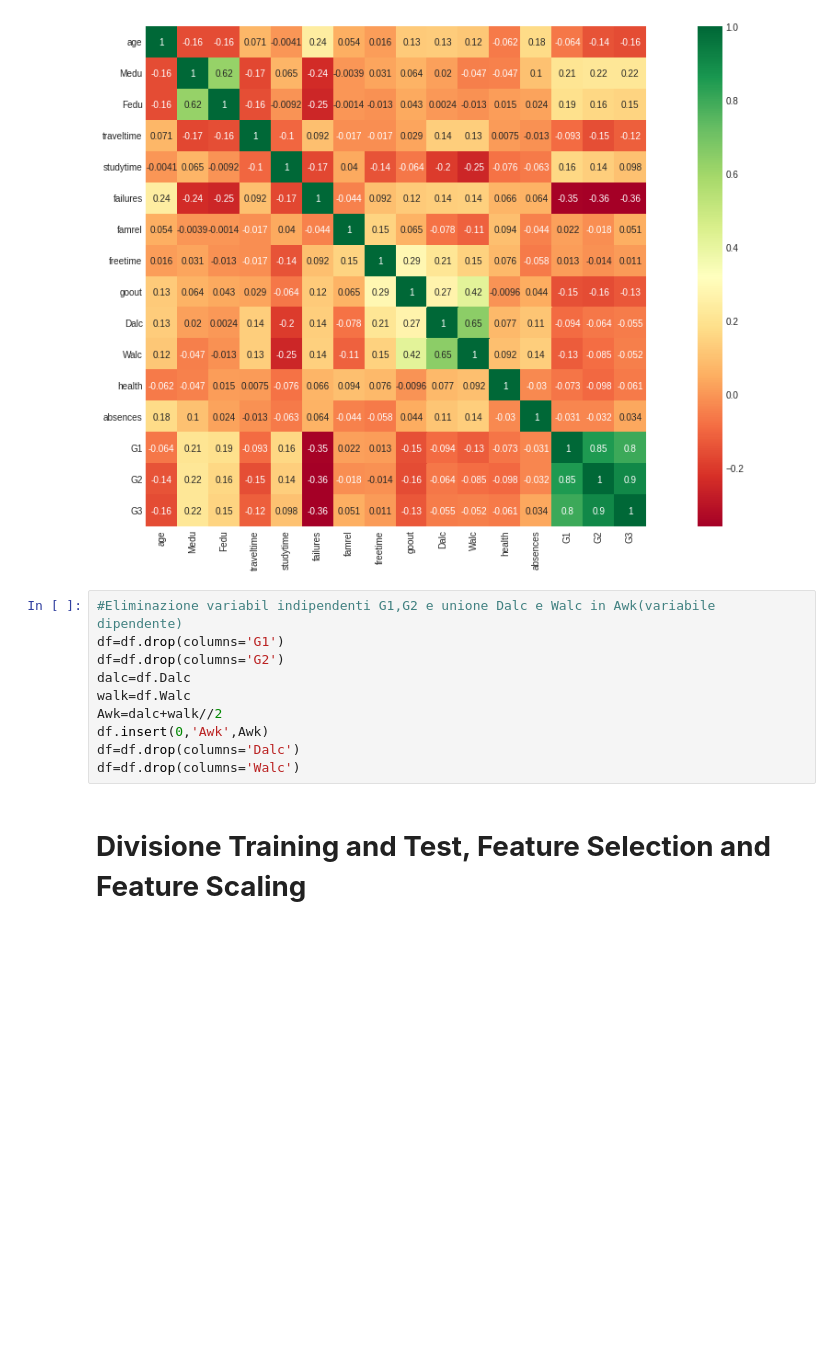
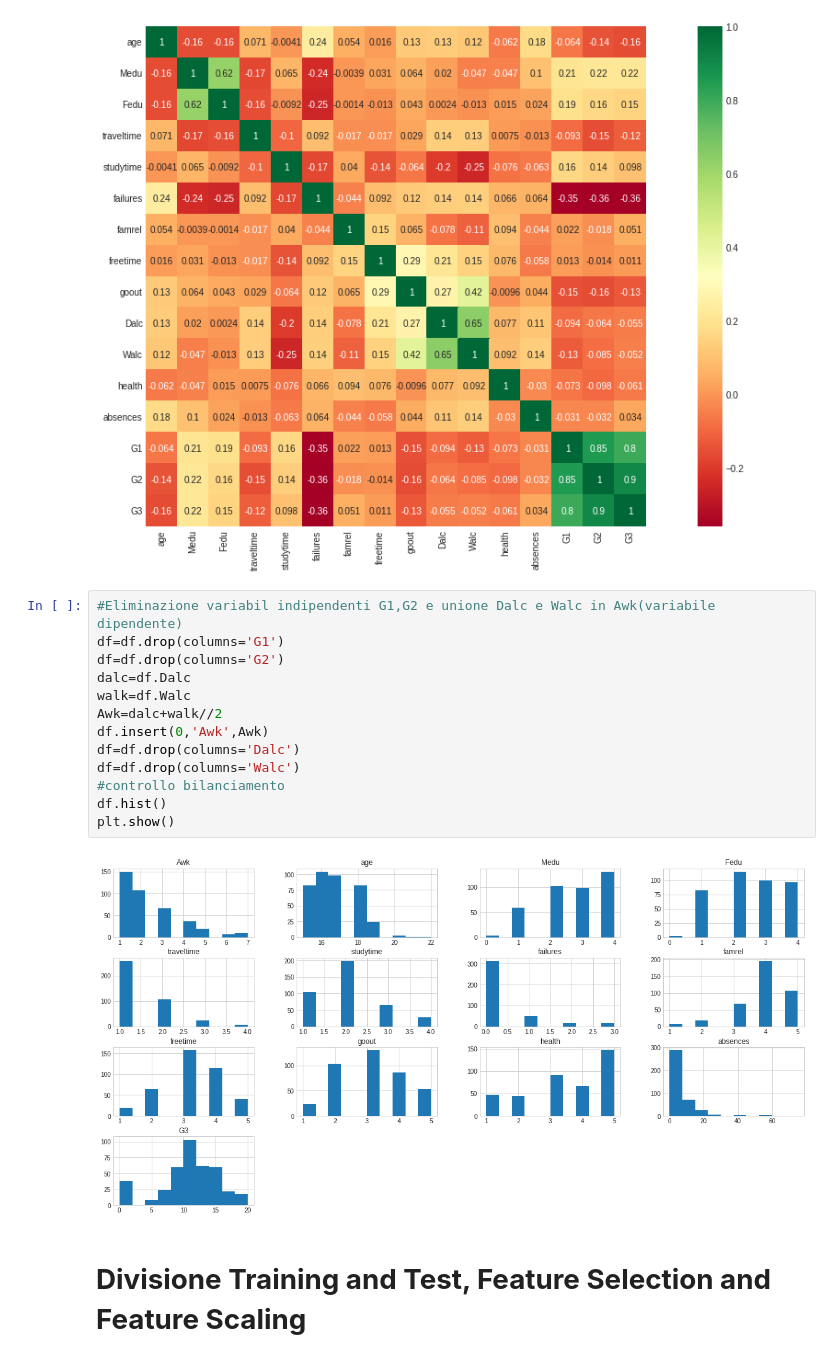
Before and after one commit to rebeccadimatteo/ExplainableAI, a Jupyter notebook: IngegnerizzazioneDatiConsumoAlcolStudentiMatematica.ipynb, the cells around one changed output. Cells and saved outputs as stored; diff of their text form; blank space fills up the shorter version.

```diff
--- a/IngegnerizzazioneDatiConsumoAlcolStudentiMatematica.ipynb
+++ b/IngegnerizzazioneDatiConsumoAlcolStudentiMatematica.ipynb
@@ -105,13 +105,18 @@ sb.heatmap(df.corr(), annot=True, cmap="RdYlGn", square=True)
 # %%
 #Eliminazione variabil indipendenti G1,G2 e unione Dalc e Walc in Awk(variabile dipendente)
 df=df.drop(columns='G1')
 df=df.drop(columns='G2')
 dalc=df.Dalc
 walk=df.Walc
 Awk=dalc+walk//2
 df.insert(0,'Awk',Awk)
 df=df.drop(columns='Dalc')
 df=df.drop(columns='Walc')
+#controllo bilanciamento
+df.hist()
+plt.show()
+# %% [output]
+[figure, added]
 # %% [markdown]
 # **Divisione Training and Test, Feature Selection and Feature Scaling**
 # %%
```
Also changed, not shown: parts of 2 cells of this notebook.
